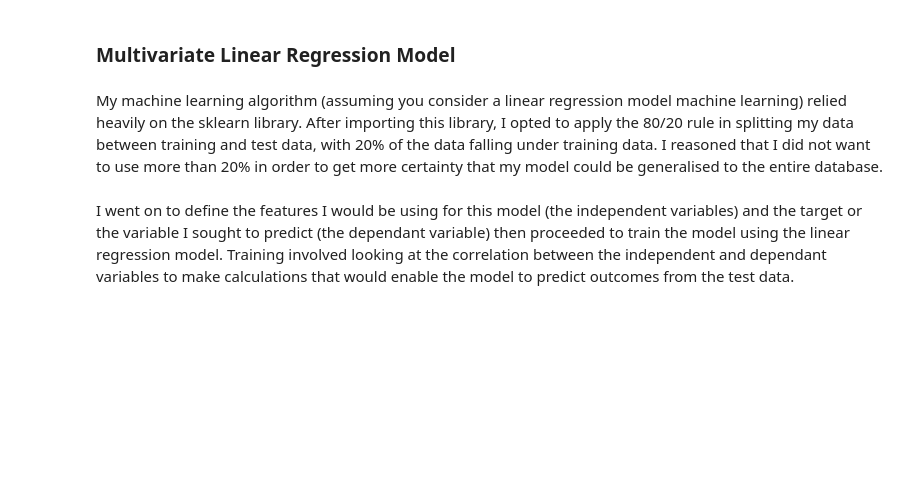
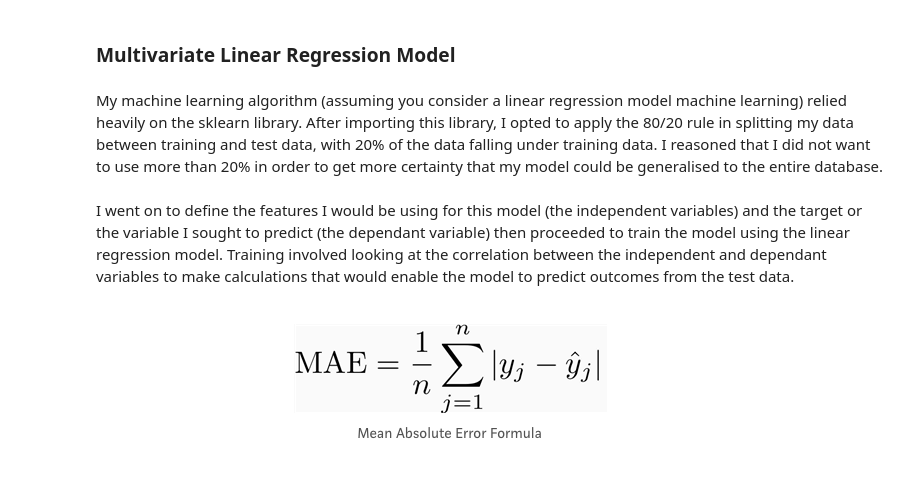
Before and after one commit to Marvinsky/IA-ML, a Jupyter notebook: 1.- LINEAR_REGRESION/MULTIVARIATE LINEAR REGRESSION/FIFA 2019 - Player's performance.ipynb, the cells around one changed output. Drawn from its saved outputs; the diff is of its cells as text; code cells hidden in the pictures; blank space fills up the shorter version.

```diff
--- a/1.- LINEAR_REGRESION/MULTIVARIATE LINEAR REGRESSION/FIFA 2019 - Player's performance.ipynb
+++ b/1.- LINEAR_REGRESION/MULTIVARIATE LINEAR REGRESSION/FIFA 2019 - Player's performance.ipynb
@@ -151,3 +151,8 @@ predict_test = model.predict(test[features])
 test_data_error = mean_absolute_error(test_data, predict_test)
 # %% [markdown]
 I went on to define the features I would be using for this model (the independent variables) and the target or the variable I sought to predict (the dependant variable) then proceeded to train the model using the linear regression model. Training involved looking at the correlation between the independent and dependant variables to make calculations that would enable the model to predict outcomes from the test data.
+# %%
+from IPython.display import Image, display
+display(Image(filename="mean_absolute_error.png", embed=True))
+# %% [output]
+[figure, added]
```
